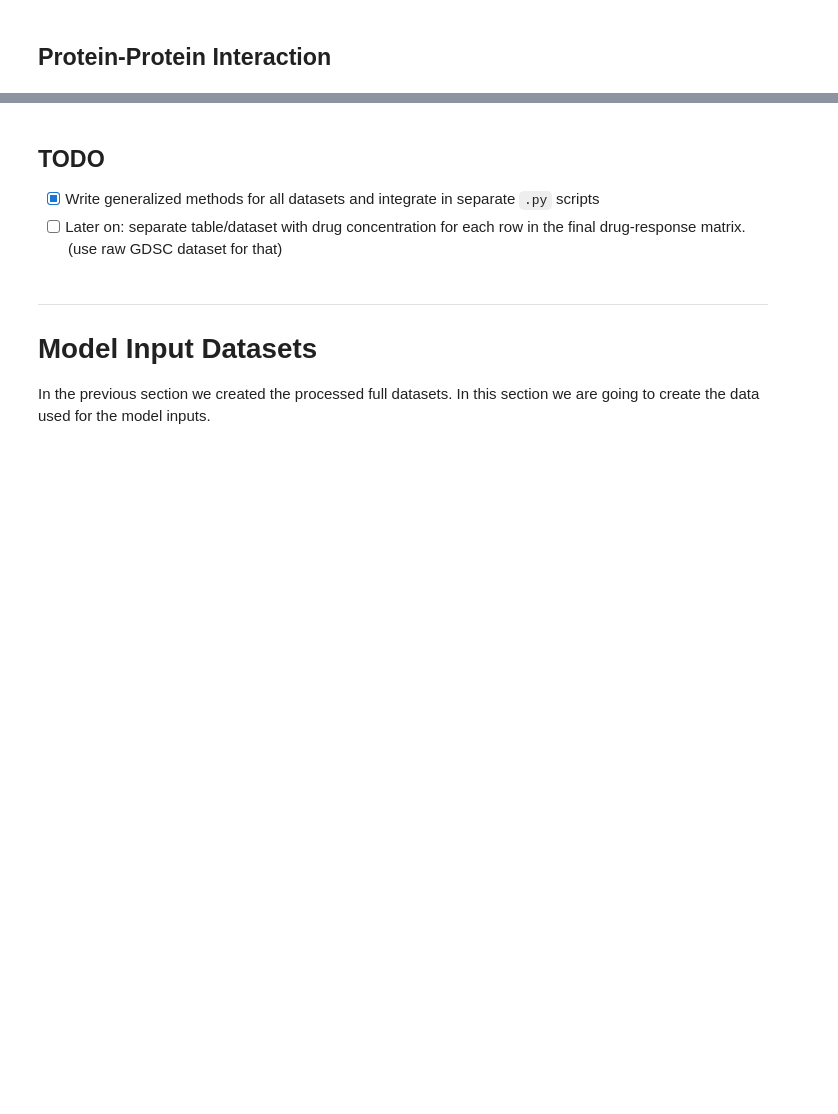
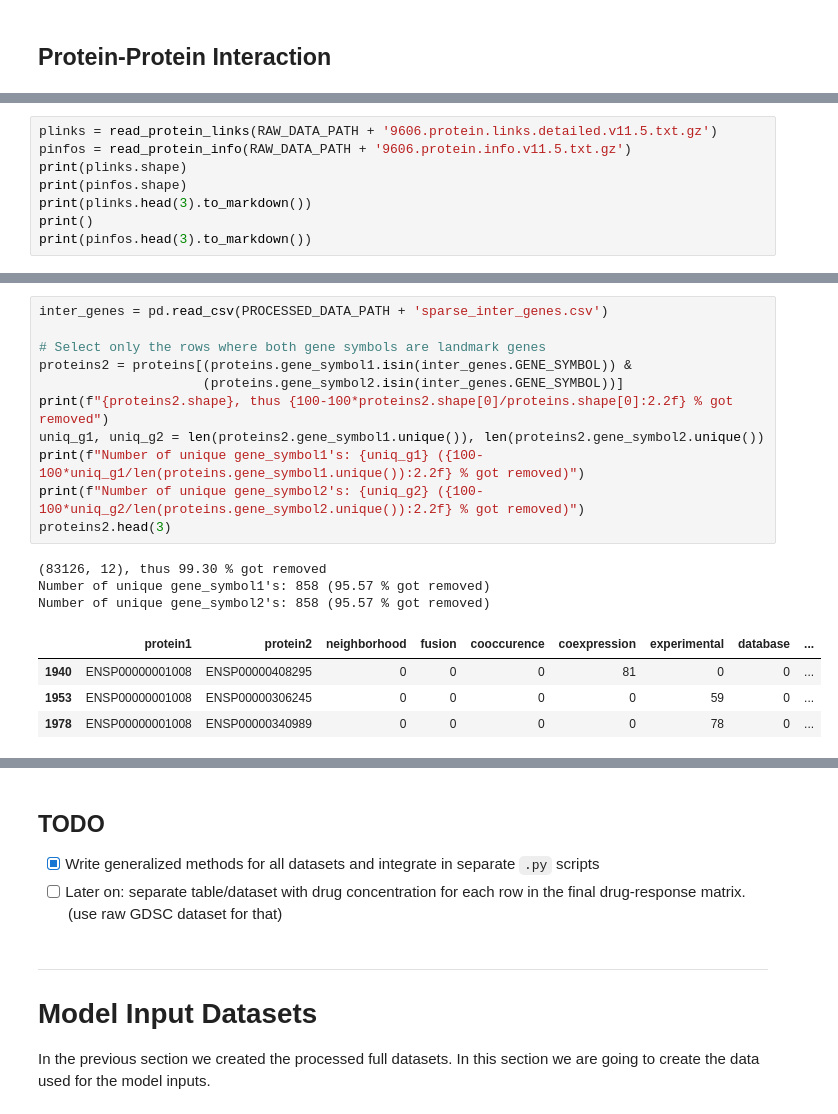
Before and after one commit to PeeteKeesel/gnn-for-drug-response-prediction, a Jupyter notebook: notebooks/dataset_creations.ipynb, the cells around one changed output, grey strips where cells are left out. Drawn from its saved outputs; the diff is of its cells as text; blank space fills up the shorter version.

```diff
--- a/notebooks/dataset_creations.ipynb
+++ b/notebooks/dataset_creations.ipynb
@@ -912,0 +1023,8 @@ def add_gene_index(proteins: pd.DataFrame, gene_idxs: pd.DataFrame=GENE_SYMBOL_I
+# %%
+plinks = read_protein_links(RAW_DATA_PATH + '9606.protein.links.detailed.v11.5.txt.gz')
+pinfos = read_protein_info(RAW_DATA_PATH + '9606.protein.info.v11.5.txt.gz')
+print(plinks.shape)
+print(pinfos.shape)
+print(plinks.head(3).to_markdown())
+print()
+print(pinfos.head(3).to_markdown())
@@ -912,0 +1059,19 @@ def add_gene_index(proteins: pd.DataFrame, gene_idxs: pd.DataFrame=GENE_SYMBOL_I
+# %%
+inter_genes = pd.read_csv(PROCESSED_DATA_PATH + 'sparse_inter_genes.csv')
+
+# Select only the rows where both gene symbols are landmark genes
+proteins2 = proteins[(proteins.gene_symbol1.isin(inter_genes.GENE_SYMBOL)) &
+                     (proteins.gene_symbol2.isin(inter_genes.GENE_SYMBOL))]
+print(f"{proteins2.shape}, thus {100-100*proteins2.shape[0]/proteins.shape[0]:2.2f} % got removed")
+uniq_g1, uniq_g2 = len(proteins2.gene_symbol1.unique()), len(proteins2.gene_symbol2.unique())
+print(f"Number of unique gene_symbol1's: {uniq_g1} ({100-100*uniq_g1/len(proteins.gene_symbol1.unique()):2.2f} % got removed)")
+print(f"Number of unique gene_symbol2's: {uniq_g2} ({100-100*uniq_g2/len(proteins.gene_symbol2.unique()):2.2f} % got removed)")
+proteins2.head(3)
+# %% [output]
+(83126, 12), thus 99.30 % got removed
+Number of unique gene_symbol1's: 858 (95.57 % got removed)
+Number of unique gene_symbol2's: 858 (95.57 % got removed)
+|  | protein1 | protein2 | neighborhood | fusion | cooccurence | coexpression | experimental | database | ... |
+| 1940 | ENSP00000001008 | ENSP00000408295 | 0 | 0 | 0 | 81 | 0 | 0 | ... |
+| 1953 | ENSP00000001008 | ENSP00000306245 | 0 | 0 | 0 | 0 | 59 | 0 | ... |
+| 1978 | ENSP00000001008 | ENSP00000340989 | 0 | 0 | 0 | 0 | 78 | 0 | ... |
```
Also changed, not shown: parts of 30 cells of this notebook, 2 other files.
